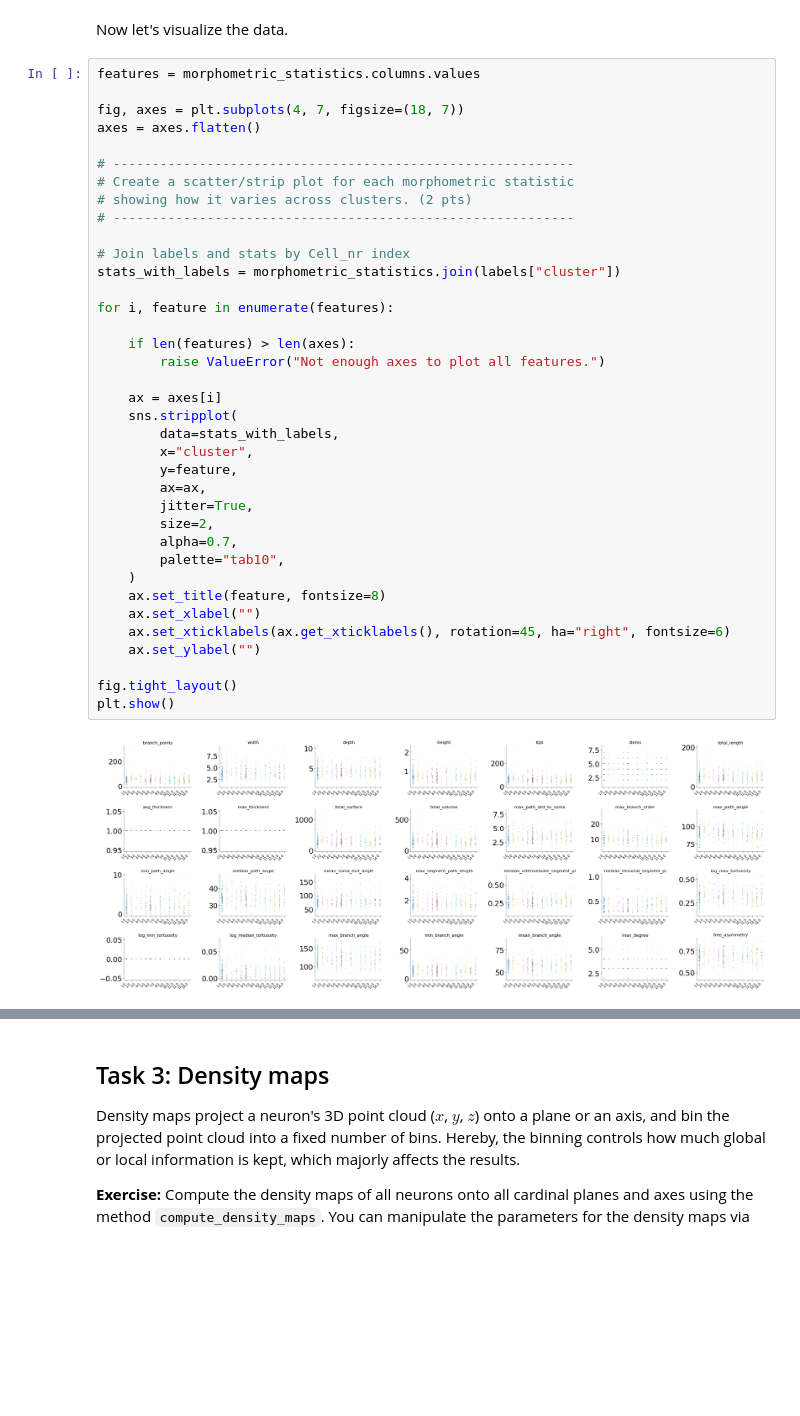
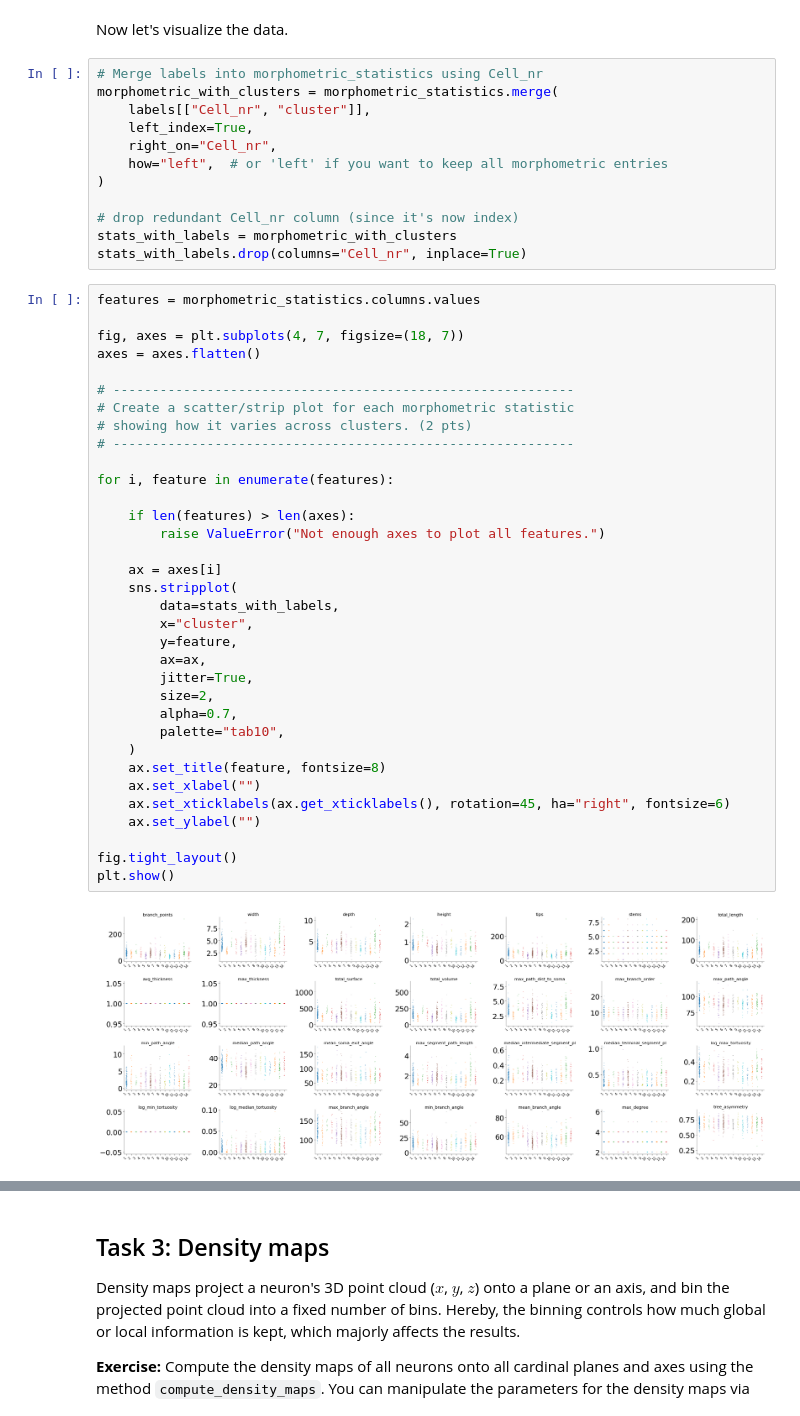
Before and after one commit to flobu98/neural_data_science, a Jupyter notebook: CodingLab8.ipynb, the cells around one changed output, grey strips where cells are left out. Saved outputs shown, nothing was run; the diff lists cells and outputs as text; blank space fills up the shorter version.

```diff
--- a/CodingLab8.ipynb
+++ b/CodingLab8.ipynb
@@ -259,6 +261,18 @@ morphometric_statistics = pd.concat(ms_list, axis=0)
 morphometric_statistics.index.name = "Cell_nr"
 # %% [markdown]
 Now let's visualize the data.
+# %%
+# Merge labels into morphometric_statistics using Cell_nr
+morphometric_with_clusters = morphometric_statistics.merge(
+    labels[["Cell_nr", "cluster"]],
+    left_index=True,
+    right_on="Cell_nr",
+    how="left",  # or 'left' if you want to keep all morphometric entries
+)
+
+# drop redundant Cell_nr column (since it's now index)
+stats_with_labels = morphometric_with_clusters
+stats_with_labels.drop(columns="Cell_nr", inplace=True)
 # %%
 features = morphometric_statistics.columns.values
 
@@ -267,37 +281,34 @@ axes = axes.flatten()
 
 # -----------------------------------------------------------
 # Create a scatter/strip plot for each morphometric statistic
 # showing how it varies across clusters. (2 pts)
 # -----------------------------------------------------------
-
-# Join labels and stats by Cell_nr index
-stats_with_labels = morphometric_statistics.join(labels["cluster"])
 
 for i, feature in enumerate(features):
 
     if len(features) > len(axes):
         raise ValueError("Not enough axes to plot all features.")
 
     ax = axes[i]
     sns.stripplot(
         data=stats_with_labels,
         x="cluster",
         y=feature,
         ax=ax,
         jitter=True,
         size=2,
         alpha=0.7,
         palette="tab10",
     )
     ax.set_title(feature, fontsize=8)
     ax.set_xlabel("")
     ax.set_xticklabels(ax.get_xticklabels(), rotation=45, ha="right", fontsize=6)
     ax.set_ylabel("")
 
 fig.tight_layout()
 plt.show()
 # %% [output]
-[figure, old version]
+[figure, new version]
 # %% [markdown]
 ### Questions (1 pt)
 
```
Also changed, not shown: parts of 16 cells of this notebook.
